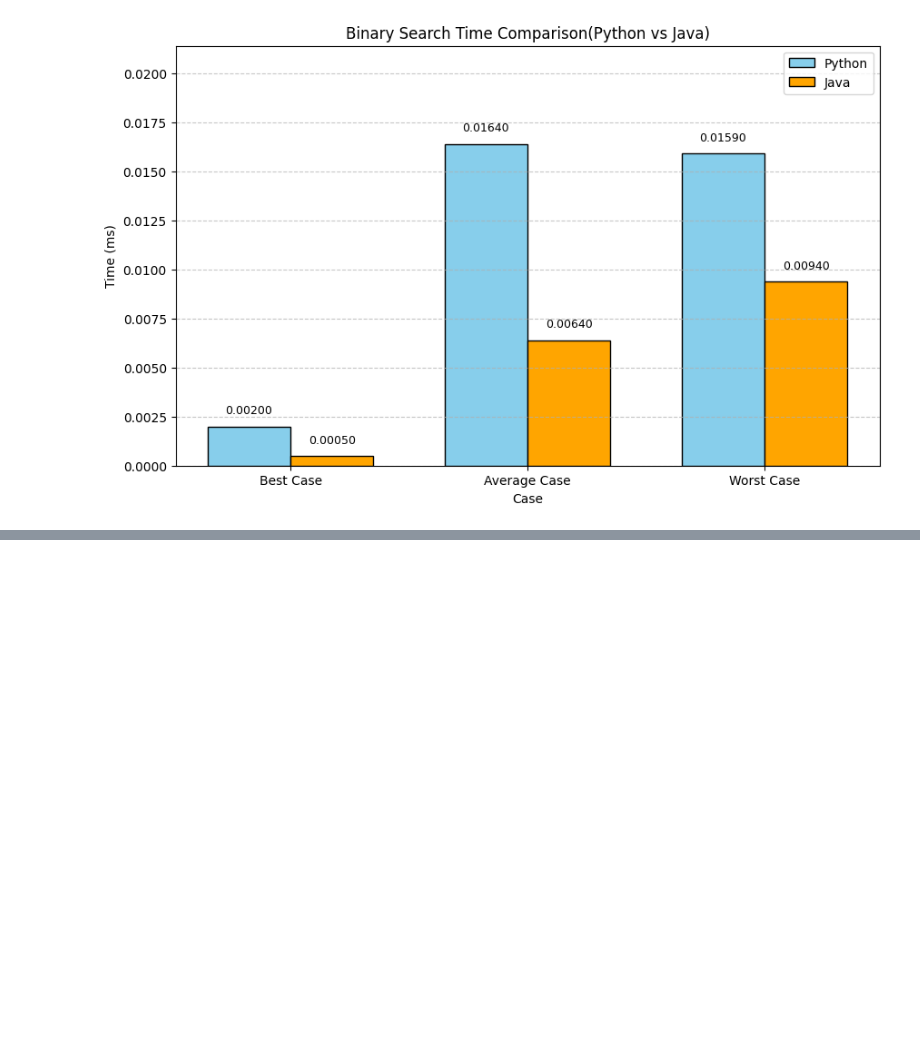
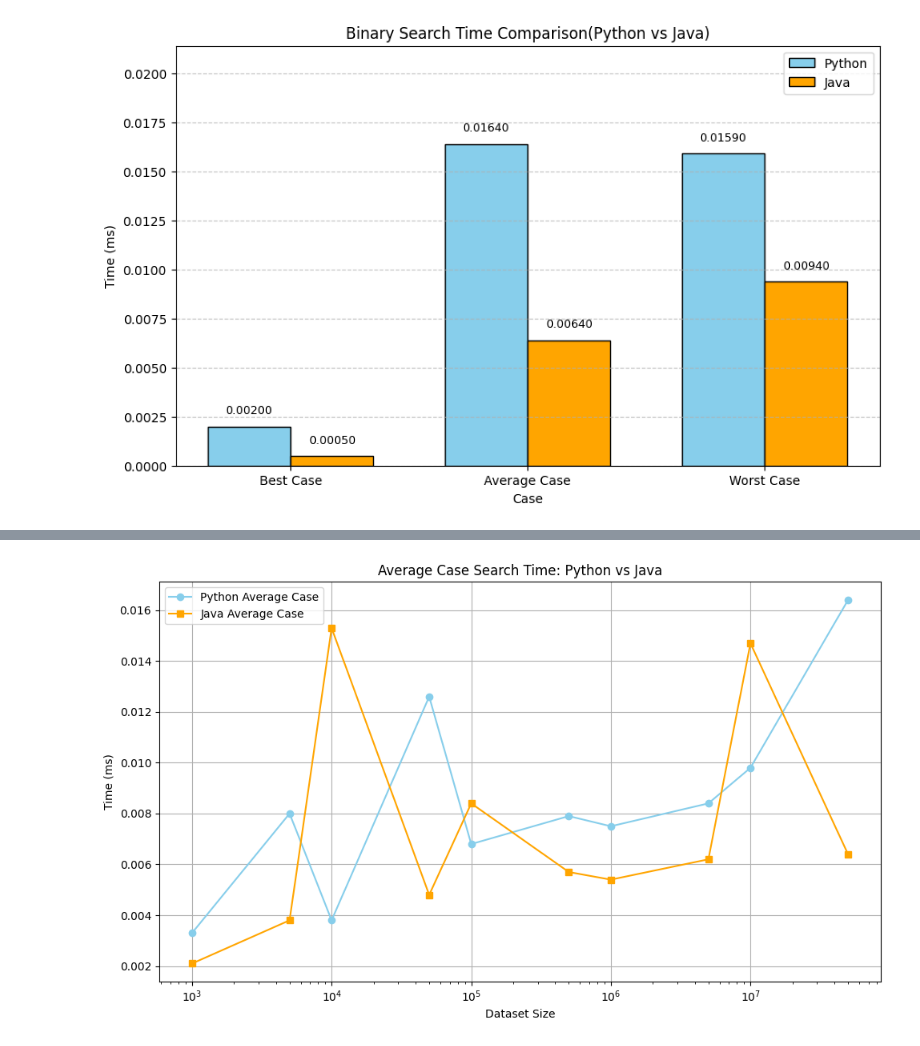
Before and after one commit to JOONLI026/Algorithm_assignment, a Jupyter notebook: visual.ipynb, the cells around one changed output, grey strips where cells are left out. Drawn from its saved outputs; the diff is of its cells as text; code cells hidden in the pictures; blank space fills up the shorter version.

```diff
--- a/visual.ipynb
+++ b/visual.ipynb
@@ -74,0 +152,17 @@ plt.show()
+# %%
+py_avg =   [0.00330, 0.00800, 0.00380, 0.01260, 0.00680, 0.00790, 0.00750, 0.00840, 0.00980, 0.01640]
+java_avg = [0.00210, 0.00380, 0.01530, 0.00480, 0.00840, 0.00570, 0.00540, 0.00620, 0.01470, 0.00640]
+
+plt.figure(figsize=(10, 6))
+plt.plot(data_sizes, py_avg, marker='o', label='Python Average Case', color='skyblue')
+plt.plot(data_sizes, java_avg, marker='s', label='Java Average Case', color='orange')
+plt.title('Average Case Search Time: Python vs Java')
+plt.xlabel('Dataset Size')
+plt.ylabel('Time (ms)')
+plt.legend()
+plt.grid(True)
+plt.xscale('log')
+plt.tight_layout()
+plt.show()
+# %% [output]
+[figure, added]
```
Also changed, not shown: parts of 4 cells of this notebook, 9 other files.
